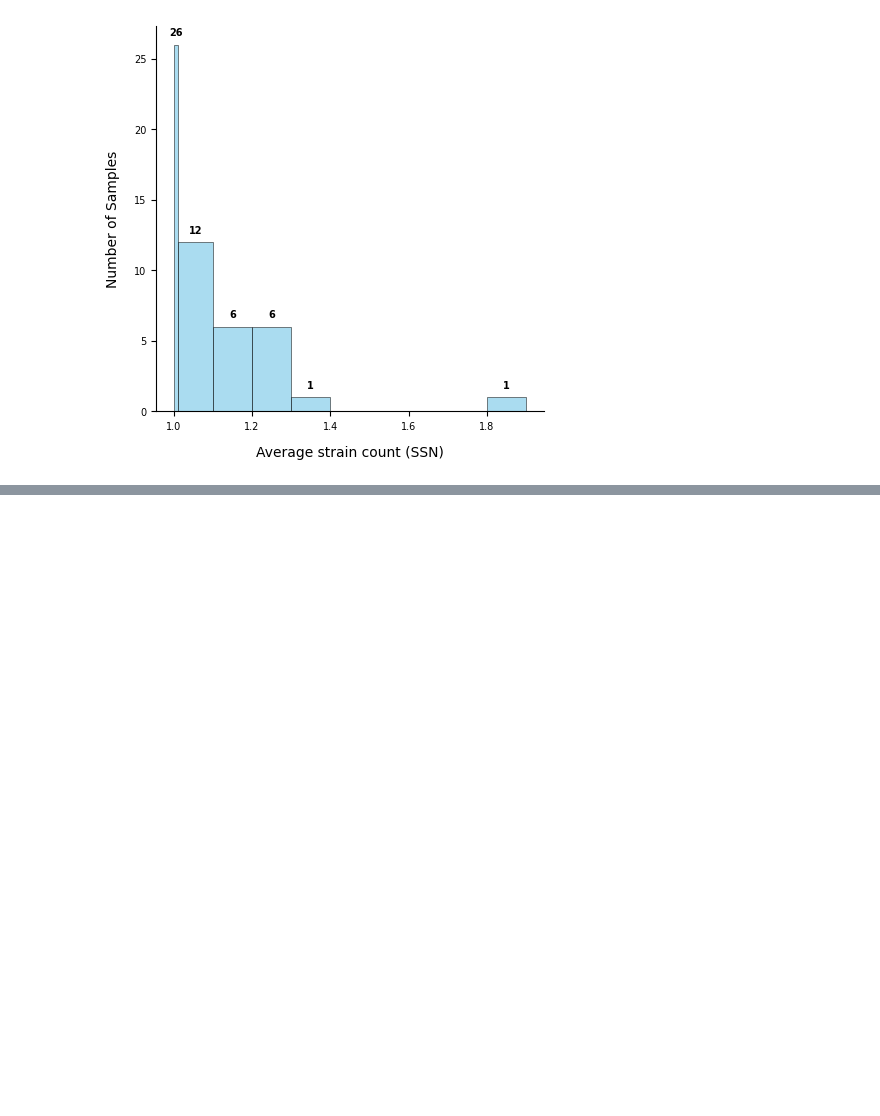
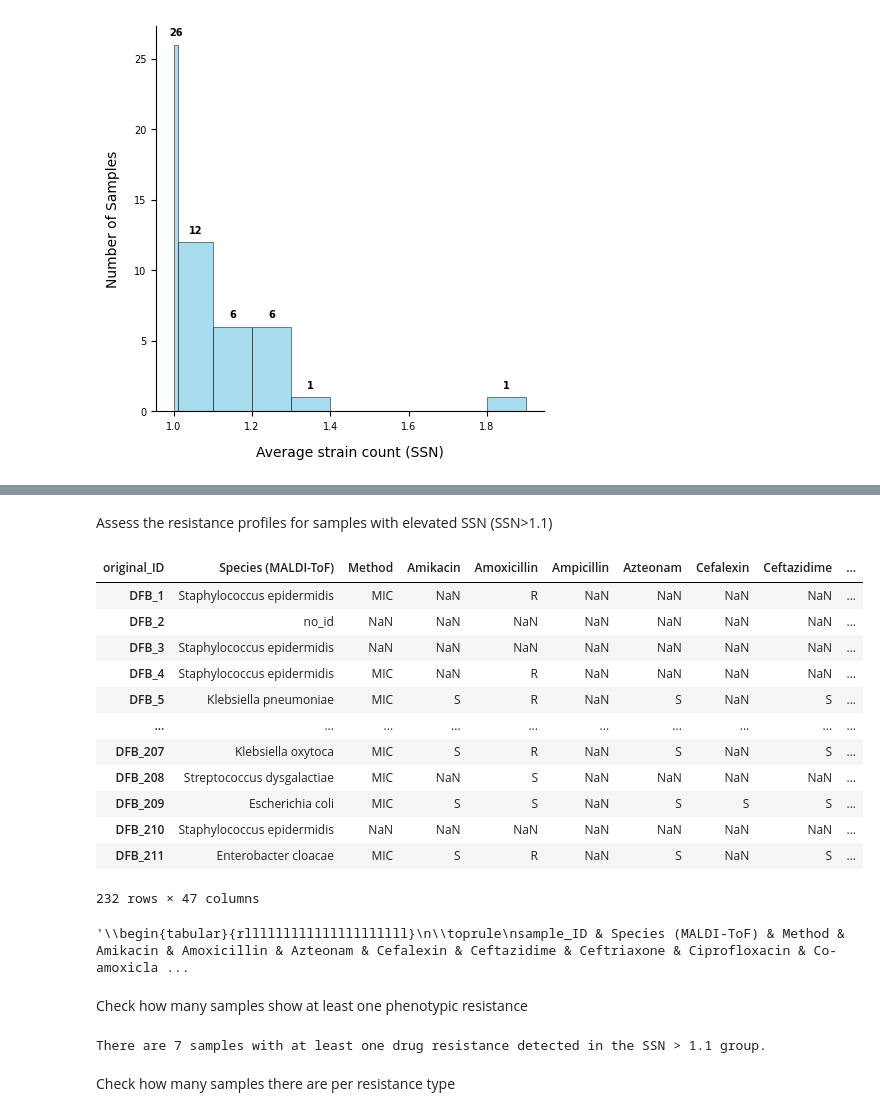
Before and after one commit to viktoria023/thesis-repository, a Jupyter notebook: tuberculosis-RNAP-subpopulations/analysis_refactored.ipynb, the cells around one changed output, grey strips where cells are left out. Cells and saved outputs as stored; diff of their text form; code cells hidden in the pictures; blank space fills up the shorter version.

Commit message:
add resistance profile check

```diff
--- a/tuberculosis-RNAP-subpopulations/analysis_refactored.ipynb
+++ b/tuberculosis-RNAP-subpopulations/analysis_refactored.ipynb
@@ -1701,0 +1702,23 @@ fig.savefig('pdf/ssn_distribution_by_species.svg', format='svg', dpi=1200, bbox_
+# %% [markdown]
+Assess the resistance profiles for samples with elevated SSN (SSN>1.1)
+# %%
+resistance_profiles = pd.read_csv('data/resistance_profiles.csv', skiprows=2)
+resistance_profiles.rename(columns={'Unnamed: 0': 'original_ID'}, inplace=True)
+resistance_profiles.set_index('original_ID', inplace=True)
+resistance_profiles = resistance_profiles.T
+resistance_profiles = resistance_profiles.dropna(how='all')
+resistance_profiles
+# %% [output]
+| original_ID | Species (MALDI-ToF) | Method | Amikacin | Amoxicillin | Ampicillin | Azteonam | Cefalexin | Ceftazidime | ... |
+| DFB_1 | Staphylococcus epidermidis | MIC | NaN | R | NaN | NaN | NaN | NaN | ... |
+| DFB_2 | no_id | NaN | NaN | NaN | NaN | NaN | NaN | NaN | ... |
+| DFB_3 | Staphylococcus epidermidis | NaN | NaN | NaN | NaN | NaN | NaN | NaN | ... |
+| DFB_4 | Staphylococcus epidermidis | MIC | NaN | R | NaN | NaN | NaN | NaN | ... |
+| DFB_5 | Klebsiella pneumoniae | MIC | S | R | NaN | S | NaN | S | ... |
+| ... | ... | ... | ... | ... | ... | ... | ... | ... | ... |
+| DFB_207 | Klebsiella oxytoca | MIC | S | R | NaN | S | NaN | S | ... |
+| DFB_208 | Streptococcus dysgalactiae | MIC | NaN | S | NaN | NaN | NaN | NaN | ... |
+| DFB_209 | Escherichia coli | MIC | S | S | NaN | S | S | S | ... |
+| DFB_210 | Staphylococcus epidermidis | NaN | NaN | NaN | NaN | NaN | NaN | NaN | ... |
+| DFB_211 | Enterobacter cloacae | MIC | S | R | NaN | S | NaN | S | ... |
+232 rows × 47 columns
@@ -1701,0 +1730,21 @@ fig.savefig('pdf/ssn_distribution_by_species.svg', format='svg', dpi=1200, bbox_
+# %%
+elevated_SSN = SSN_table[SSN_table['ssn_value'] > 1.1].original_ID.to_list()
+elevated_SSN
+
+resistance_profile = resistance_profiles[resistance_profiles.original_ID.isin(elevated_SSN)]
+resistance_profile = resistance_profile.dropna(axis=1, how='all')  # Drop columns with all NaN values
+resistance_profile = resistance_profile.fillna('-')
+resistance_profile.drop(columns=['original_ID'], inplace=True)  # Drop the original_ID column
+resistance_profile.reset_index(inplace=True)
+resistance_profile.sort_values(by='sample_ID', inplace=True)
+resistance_profile.to_latex(index=False)
+# %% [output]
+'\\begin{tabular}{rlllllllllllllllllllll}\n\\toprule\nsample_ID & Species (MALDI-ToF) & Method & Amikacin & Amoxicillin & Azteonam & Cefalexin & Ceftazidime & Ceftriaxone & Ciprofloxacin & Co-amoxicla ...
+# %% [markdown]
+Check how many samples show at least one phenotypic resistance
+# %%
+print(f"There are {len(resistance_profile[resistance_profile.apply(lambda x: x.str.contains('R', na=False).sum(), axis=1)>0])} samples with at least one drug resistance detected in the SSN > 1.1 group.")
+# %% [output]
+There are 7 samples with at least one drug resistance detected in the SSN > 1.1 group.
+# %% [markdown]
+Check how many samples there are per resistance type
```
Also changed, not shown: parts of 4 cells of this notebook.
